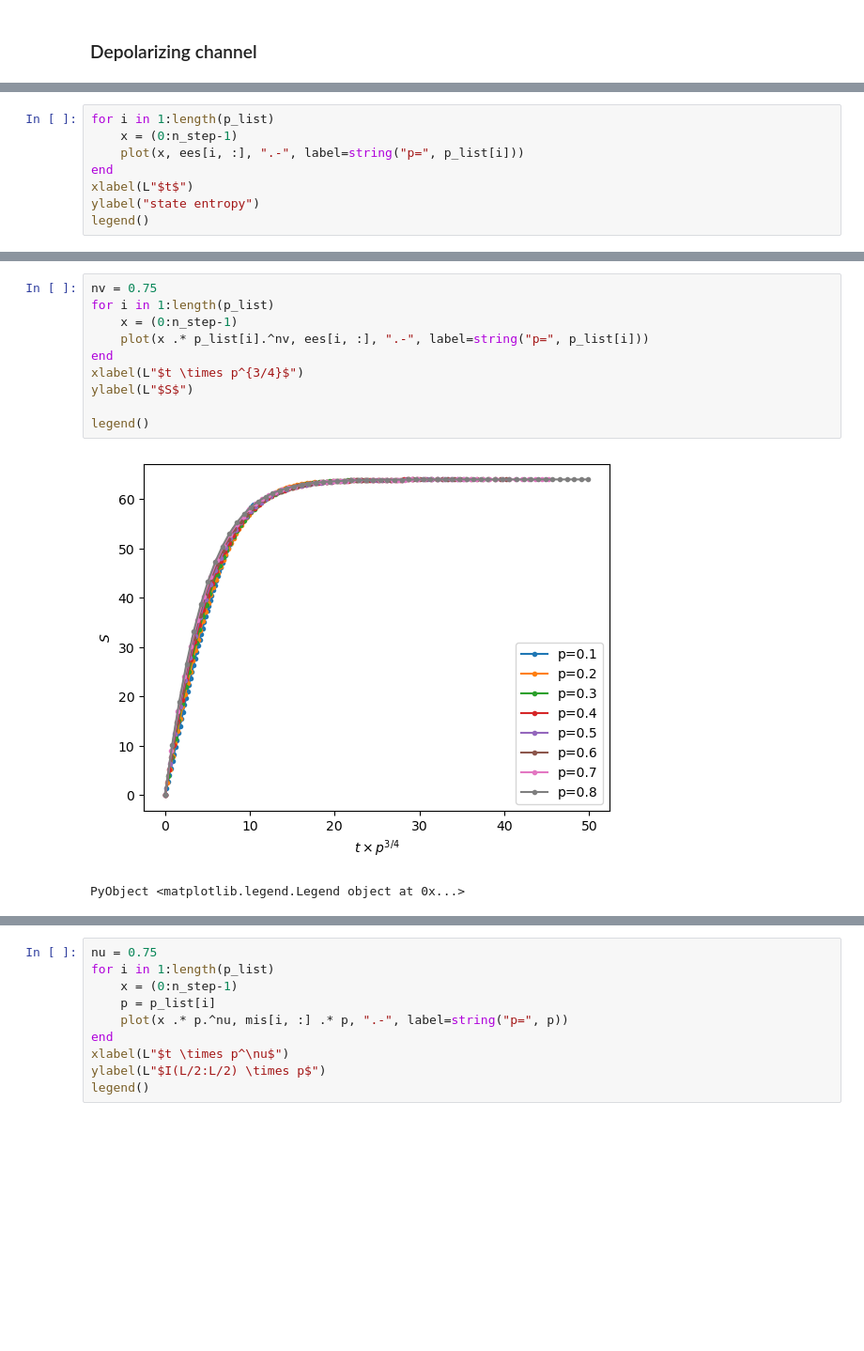
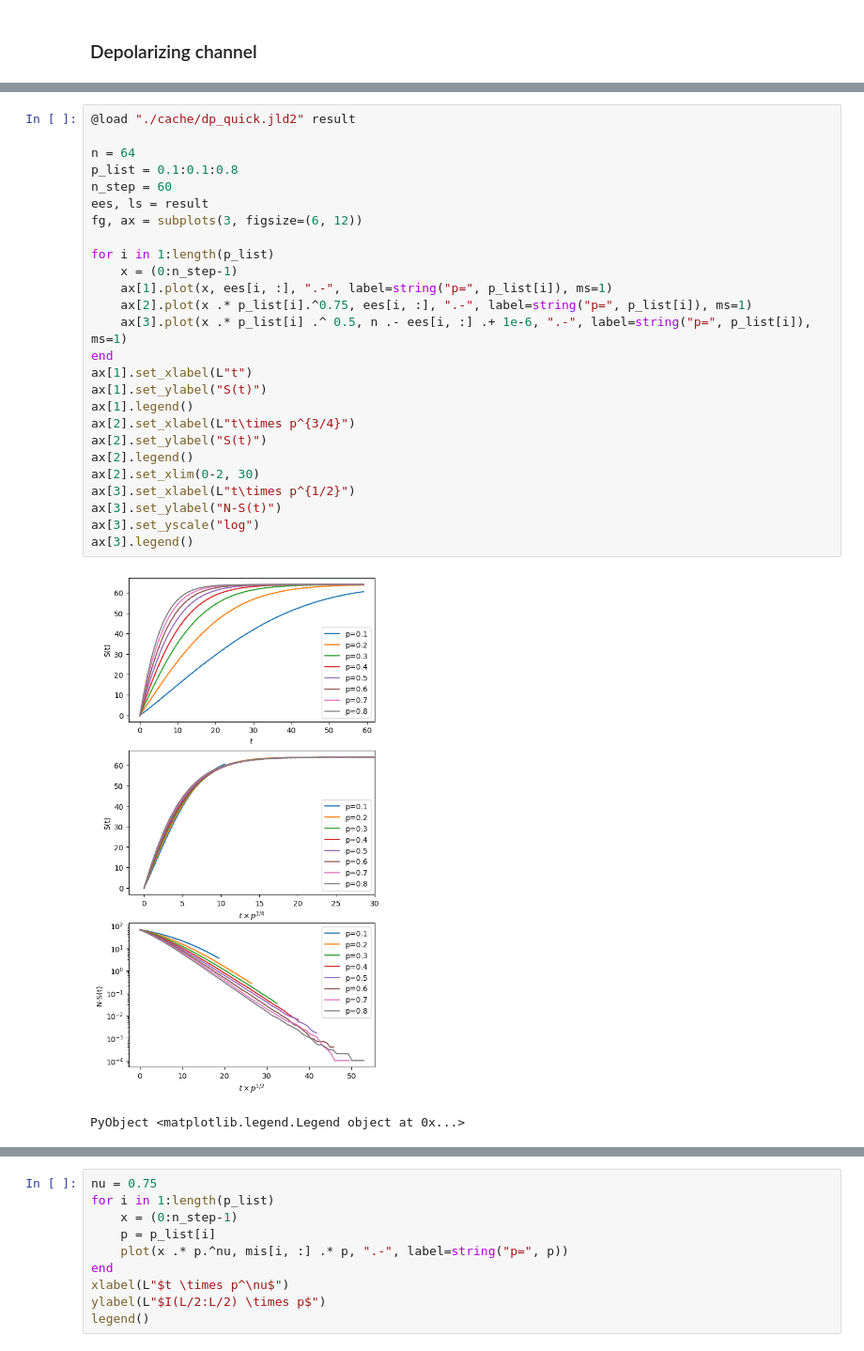
Before and after one commit to sangsq/julia-clifford, a Jupyter notebook: notebooks/channels.ipynb, the cells around one changed output, grey strips where cells are left out. Shown at 94% size. Drawn from its saved outputs; the diff is of its cells as text; blank space fills up the shorter version.

```diff
--- a/notebooks/channels.ipynb
+++ b/notebooks/channels.ipynb
@@ -146,8 +136,0 @@ ees ./= n_average
-# %%
-for i in 1:length(p_list)
-    x = (0:n_step-1)
-    plot(x, ees[i, :], ".-", label=string("p=", p_list[i]))
-end
-xlabel(L"$t$")
-ylabel("state entropy")
-legend()
@@ -157,13 +137,29 @@ PyObject <matplotlib.legend.Legend object at 0x...>
-# %%
-nv = 0.75
-for i in 1:length(p_list)
-    x = (0:n_step-1)
-    plot(x .* p_list[i].^nv, ees[i, :], ".-", label=string("p=", p_list[i]))
-end
-xlabel(L"$t \times p^{3/4}$")
-ylabel(L"$S$")
-
-legend()
-# %% [output]
-[figure, removed]
-PyObject <matplotlib.legend.Legend object at 0x...>
+# %%
+@load "./cache/dp_quick.jld2" result
+
+n = 64
+p_list = 0.1:0.1:0.8
+n_step = 60
+ees, ls = result
+fg, ax = subplots(3, figsize=(6, 12))
+
+for i in 1:length(p_list)
+    x = (0:n_step-1)
+    ax[1].plot(x, ees[i, :], ".-", label=string("p=", p_list[i]), ms=1)
+    ax[2].plot(x .* p_list[i].^0.75, ees[i, :], ".-", label=string("p=", p_list[i]), ms=1)
+    ax[3].plot(x .* p_list[i] .^ 0.5, n .- ees[i, :] .+ 1e-6, ".-", label=string("p=", p_list[i]), ms=1)
+end
+ax[1].set_xlabel(L"t")
+ax[1].set_ylabel("S(t)")
+ax[1].legend()
+ax[2].set_xlabel(L"t\times p^{3/4}")
+ax[2].set_ylabel("S(t)")
+ax[2].legend()
+ax[2].set_xlim(0-2, 30)
+ax[3].set_xlabel(L"t\times p^{1/2}")
+ax[3].set_ylabel("N-S(t)")
+ax[3].set_yscale("log")
+ax[3].legend()
+# %% [output]
+[figure, added]
+PyObject <matplotlib.legend.Legend object at 0x...>
```
Also changed, not shown: parts of 23 cells of this notebook, 5 other files.
